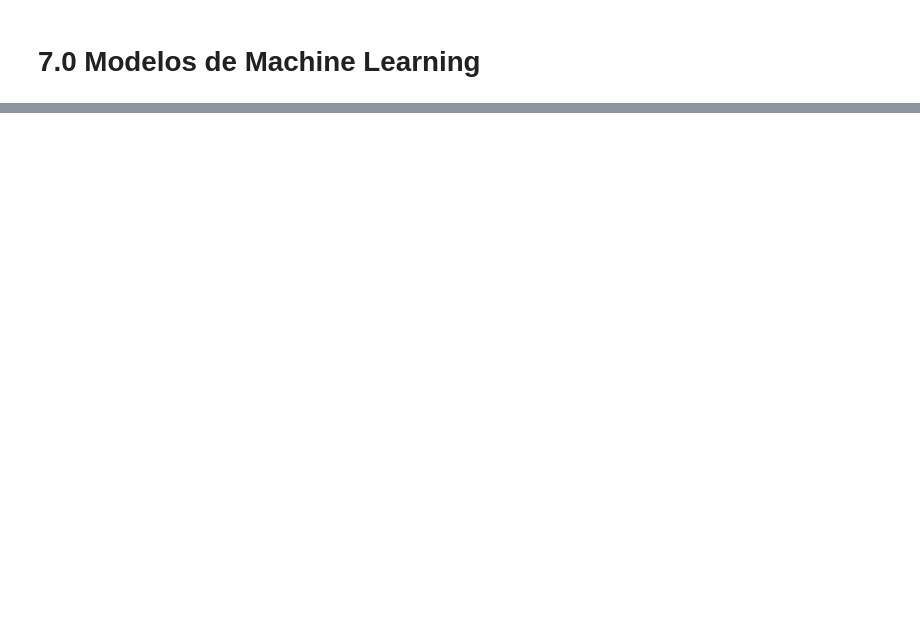
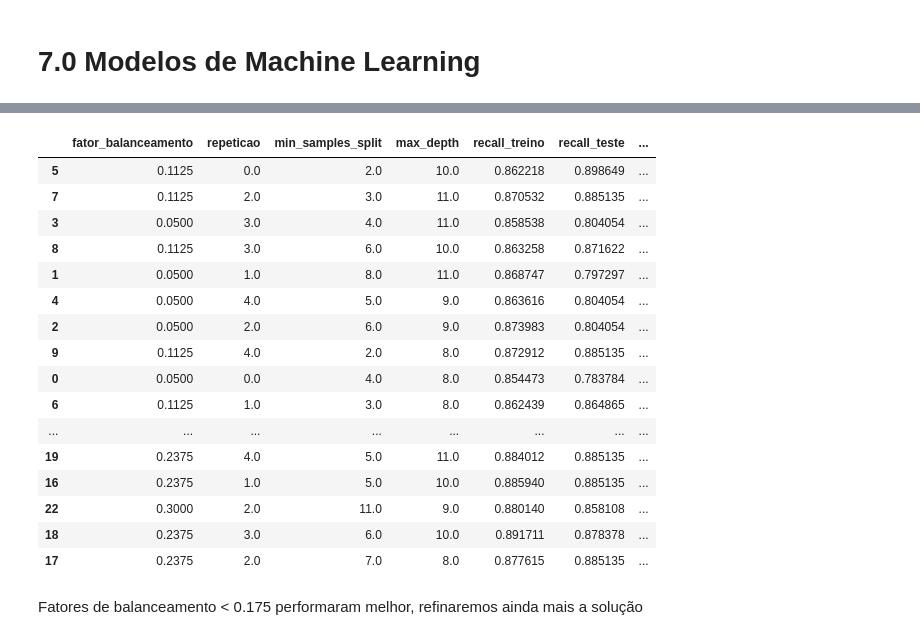
Before and after one commit to webercg/CreditCard-Fraud, a Jupyter notebook: Deteccao de Fraude.ipynb, the cells around one changed output, grey strips where cells are left out. Drawn from its saved outputs; the diff is of its cells as text; code cells hidden in the pictures; blank space fills up the shorter version.

```diff
--- a/Deteccao de Fraude.ipynb
+++ b/Deteccao de Fraude.ipynb
@@ -870,0 +1120,24 @@ recall_1_treino_dt
+# %%
+#transformando os resultados para dataframe:
+resultados = pd.DataFrame(np.array(resultados), columns=['fator_balanceamento','repeticao', 'min_samples_split','max_depth','recall_treino','recall_teste','recall_prod','acuracia_teste','acuracia_prod','f1_teste','f1_prod','auc_teste','auc_prod'])
+resultados.sort_values(by = 'auc_prod', ascending = False)
+# %% [output]
+|  | fator_balanceamento | repeticao | min_samples_split | max_depth | recall_treino | recall_teste | ... |
+| 5 | 0.1125 | 0.0 | 2.0 | 10.0 | 0.862218 | 0.898649 | ... |
+| 7 | 0.1125 | 2.0 | 3.0 | 11.0 | 0.870532 | 0.885135 | ... |
+| 3 | 0.0500 | 3.0 | 4.0 | 11.0 | 0.858538 | 0.804054 | ... |
+| 8 | 0.1125 | 3.0 | 6.0 | 10.0 | 0.863258 | 0.871622 | ... |
+| 1 | 0.0500 | 1.0 | 8.0 | 11.0 | 0.868747 | 0.797297 | ... |
+| 4 | 0.0500 | 4.0 | 5.0 | 9.0 | 0.863616 | 0.804054 | ... |
+| 2 | 0.0500 | 2.0 | 6.0 | 9.0 | 0.873983 | 0.804054 | ... |
+| 9 | 0.1125 | 4.0 | 2.0 | 8.0 | 0.872912 | 0.885135 | ... |
+| 0 | 0.0500 | 0.0 | 4.0 | 8.0 | 0.854473 | 0.783784 | ... |
+| 6 | 0.1125 | 1.0 | 3.0 | 8.0 | 0.862439 | 0.864865 | ... |
+| ... | ... | ... | ... | ... | ... | ... | ... |
+| 19 | 0.2375 | 4.0 | 5.0 | 11.0 | 0.884012 | 0.885135 | ... |
+| 16 | 0.2375 | 1.0 | 5.0 | 10.0 | 0.885940 | 0.885135 | ... |
+| 22 | 0.3000 | 2.0 | 11.0 | 9.0 | 0.880140 | 0.858108 | ... |
+| 18 | 0.2375 | 3.0 | 6.0 | 10.0 | 0.891711 | 0.878378 | ... |
+| 17 | 0.2375 | 2.0 | 7.0 | 8.0 | 0.877615 | 0.885135 | ... |
+# %% [markdown]
+Fatores de balanceamento < 0.175 performaram melhor, refinaremos ainda mais a solução
```
Also changed, not shown: parts of 168 cells of this notebook.
